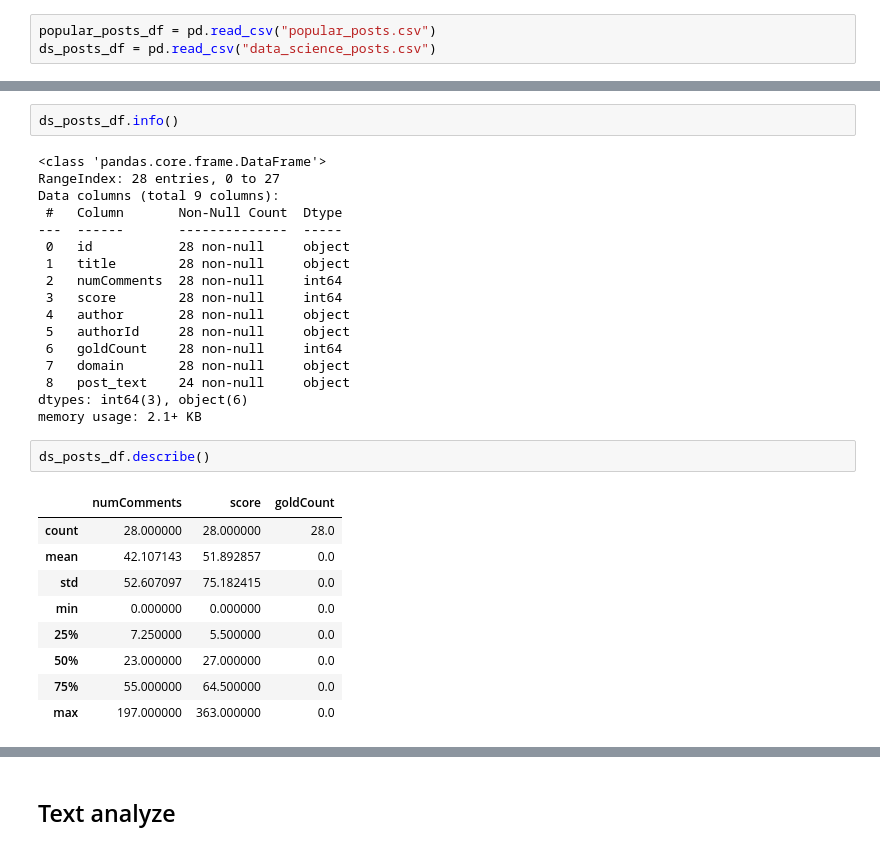
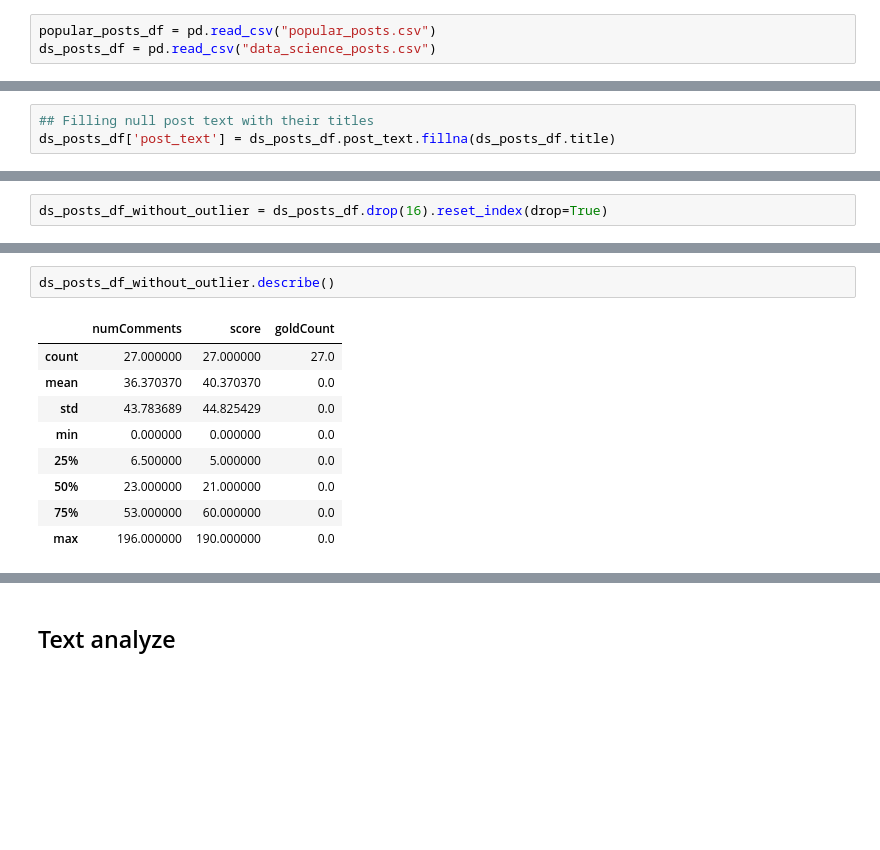
Before and after one commit to AslihanYoldas/Data-Science-reddit-api-project-Ada-lovelace-academy, a Jupyter notebook: main.ipynb, the cells around one changed output, grey strips where cells are left out. Drawn from its saved outputs; the diff is of its cells as text; blank space fills up the shorter version.

```diff
--- a/main.ipynb
+++ b/main.ipynb
@@ -358,0 +556,3 @@ popular_posts_df.describe()
+# %%
+## Filling null post text with their titles
+ds_posts_df['post_text'] = ds_posts_df.post_text.fillna(ds_posts_df.title)
@@ -384,0 +609,2 @@ popular_posts_df.query('score > 250000')
+# %%
+ds_posts_df_without_outlier = ds_posts_df.drop(16).reset_index(drop=True)
@@ -439,31 +662,12 @@ sns.heatmap(matrix,
-# %%
-ds_posts_df.info()
-# %% [output]
-<class 'pandas.core.frame.DataFrame'>
-RangeIndex: 28 entries, 0 to 27
-Data columns (total 9 columns):
- #   Column       Non-Null Count  Dtype
----  ------       --------------  -----
- 0   id           28 non-null     object
- 1   title        28 non-null     object
- 2   numComments  28 non-null     int64
- 3   score        28 non-null     int64
- 4   author       28 non-null     object
- 5   authorId     28 non-null     object
- 6   goldCount    28 non-null     int64
- 7   domain       28 non-null     object
- 8   post_text    24 non-null     object
-dtypes: int64(3), object(6)
-memory usage: 2.1+ KB
 # %%
-ds_posts_df.describe()
+ds_posts_df_without_outlier.describe()
 # %% [output]
 |  | numComments | score | goldCount |
-| count | 28.000000 | 28.000000 | 28.0 |
-| mean | 42.107143 | 51.892857 | 0.0 |
-| std | 52.607097 | 75.182415 | 0.0 |
+| count | 27.000000 | 27.000000 | 27.0 |
+| mean | 36.370370 | 40.370370 | 0.0 |
+| std | 43.783689 | 44.825429 | 0.0 |
 | min | 0.000000 | 0.000000 | 0.0 |
-| 25% | 7.250000 | 5.500000 | 0.0 |
-| 50% | 23.000000 | 27.000000 | 0.0 |
-| 75% | 55.000000 | 64.500000 | 0.0 |
-| max | 197.000000 | 363.000000 | 0.0 |
+| 25% | 6.500000 | 5.000000 | 0.0 |
+| 50% | 23.000000 | 21.000000 | 0.0 |
+| 75% | 53.000000 | 60.000000 | 0.0 |
+| max | 196.000000 | 190.000000 | 0.0 |
```
Also changed, not shown: parts of 50 cells of this notebook.
